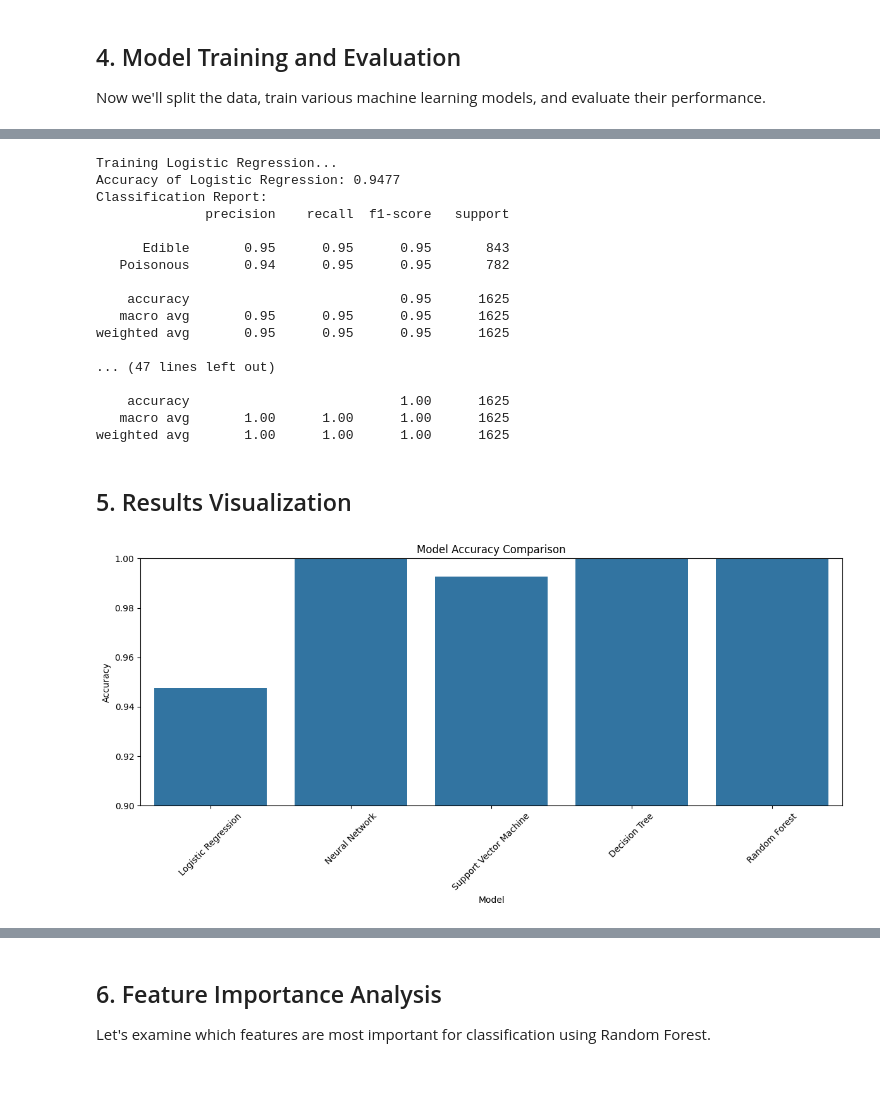
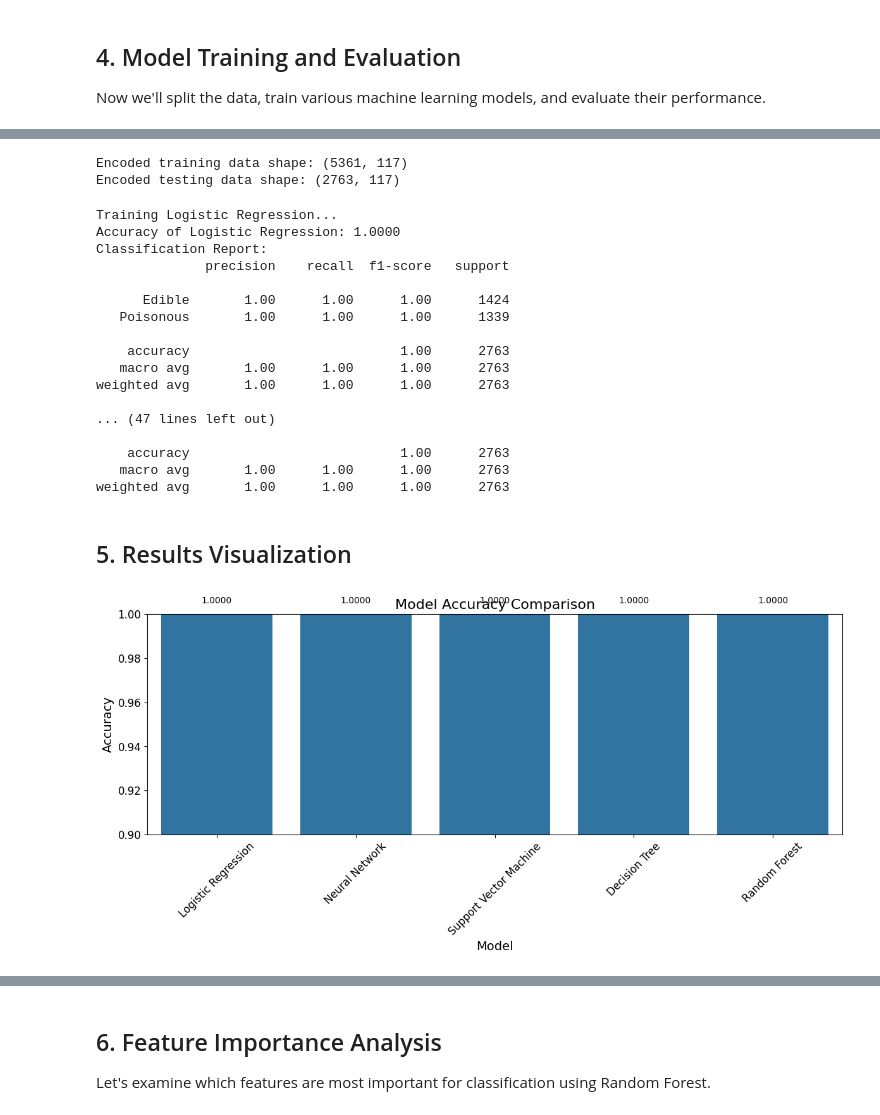
Before and after one commit to SoulCalibar/ITCS440-Project, a Jupyter notebook: mushroom_analysis.ipynb, the cells around one changed output, grey strips where cells are left out. Saved outputs shown, nothing was run; the diff lists cells and outputs as text; code cells hidden in the pictures; blank space fills up the shorter version.

```diff
--- a/mushroom_analysis.ipynb
+++ b/mushroom_analysis.ipynb
@@ -172,7 +173,7 @@ y = data["class"]               # Target variable (0 = edible, 1 = poisonous)
 
 # Split data into train and test sets
 # 80% for training, 20% for testing
-X_train, X_test, y_train, y_test = train_test_split(X, y, test_size=0.2, random_state=42)
+X_train, X_test, y_train, y_test = train_test_split(X, y, test_size=0.34, random_state=42)
 
 print(f"Training set size: {X_train.shape[0]} samples")
 print(f"Testing set size: {X_test.shape[0]} samples")
@@ -182,5 +183,23 @@ Testing set size: 1625 samples
+# %%
+# Initialize OneHotEncoder for categorical variable transformation
+encoder = OneHotEncoder(sparse_output=False, handle_unknown='ignore')
+
+# Convert categorical variables to binary format (one-hot encoding)
+X_train_encoded = encoder.fit_transform(X_train)
+X_test_encoded = encoder.transform(X_test)
+
+# Feature scaling for better performance
+scaler = StandardScaler()
+X_train_scaled = scaler.fit_transform(X_train_encoded)
+X_test_scaled = scaler.transform(X_test_encoded)
+
+print(f"Encoded training data shape: {X_train_encoded.shape}")
+print(f"Encoded testing data shape: {X_test_encoded.shape}")
+# %% [output]
+Encoded training data shape: (5361, 117)
+Encoded testing data shape: (2763, 117)
 # %%
-# Initialize classifiers
+# Initialize all models
 models = {
     "Logistic Regression": LogisticRegression(max_iter=1000),
     "Neural Network": MLPClassifier(hidden_layer_sizes=(50, 30), max_iter=1000),
@@ -191,48 +210,69 @@ models = {
 
 # Train and evaluate each model
 results = {}
+confusion_matrices = {}
+classification_reports = {}
+
 for name, model in models.items():
     print(f"\nTraining {name}...")
-    model.fit(X_train, y_train)                # Train the model
-    y_pred = model.predict(X_test)             # Predict on test data
+    model.fit(X_train_scaled, y_train)                # Train the model
+    y_pred = model.predict(X_test_scaled)             # Predict on test data
     accuracy = accuracy_score(y_test, y_pred)  # Calculate accuracy
     results[name] = accuracy
+
+    # Store confusion matrix
+    confusion_matrices[name] = confusion_matrix(y_test, y_pred)
+
+    # Store classification report
+    unique_classes = sorted(label_encoders['class'].classes_)
+    class_mapping = {'e': 'Edible', 'p': 'Poisonous'}
+    target_names = [class_mapping[c] for c in unique_classes]
+    classification_reports[name] = classification_report(y_test, y_pred, target_names=target_names, output_dict=True)
+
     print(f"Accuracy of {name}: {accuracy:.4f}")
     print("Classification Report:")
-    print(classification_report(y_test, y_pred, target_names=["Edible", "Poisonous"]))
+    print(classification_report(y_test, y_pred, target_names=target_names))
 # %% [output]
 Training Logistic Regression...
-Accuracy of Logistic Regression: 0.9477
+Accuracy of Logistic Regression: 1.0000
 Classification Report:
               precision    recall  f1-score   support
 
-      Edible       0.95      0.95      0.95       843
-   Poisonous       0.94      0.95      0.95       782
+      Edible       1.00      1.00      1.00      1424
+   Poisonous       1.00      1.00      1.00      1339
 
-    accuracy                           0.95      1625
-   macro avg       0.95      0.95      0.95      1625
-weighted avg       0.95      0.95      0.95      1625
+    accuracy                           1.00      2763
+   macro avg       1.00      1.00      1.00      2763
+weighted avg       1.00      1.00      1.00      2763
 
 ... (47 lines left out)
 
-    accuracy                           1.00      1625
-   macro avg       1.00      1.00      1.00      1625
-weighted avg       1.00      1.00      1.00      1625
+    accuracy                           1.00      2763
+   macro avg       1.00      1.00      1.00      2763
+weighted avg       1.00      1.00      1.00      2763
 # %% [markdown]
 ## 5. Results Visualization
 # %%
 import matplotlib.pyplot as plt
 import seaborn as sns
 
 # Plot model accuracies
 plt.figure(figsize=(12, 6))
-sns.barplot(x=list(results.keys()), y=list(results.values()))
-plt.title('Model Accuracy Comparison')
-plt.ylabel('Accuracy')
-plt.xlabel('Model')
+model_names = list(results.keys())
+accuracies = list(results.values())
+bars = sns.barplot(x=model_names, y=accuracies)
+plt.title('Model Accuracy Comparison', fontsize=16)
+plt.ylabel('Accuracy', fontsize=14)
+plt.xlabel('Model', fontsize=14)
+plt.xticks(rotation=45, fontsize=12)
+plt.yticks(fontsize=12)
 plt.ylim(0.9, 1.0)  # Adjust as needed based on your results
-plt.xticks(rotation=45)
+
+# Add accuracy values on top of bars
+for i, v in enumerate(accuracies):
+    bars.text(i, v + 0.005, f"{v:.4f}", ha='center', fontsize=10)
+
 plt.tight_layout()
 plt.show()
 # %% [output]
-[figure, old version]
+[figure, new version]
```
Also changed, not shown: parts of 11 cells of this notebook, 4 other files.
